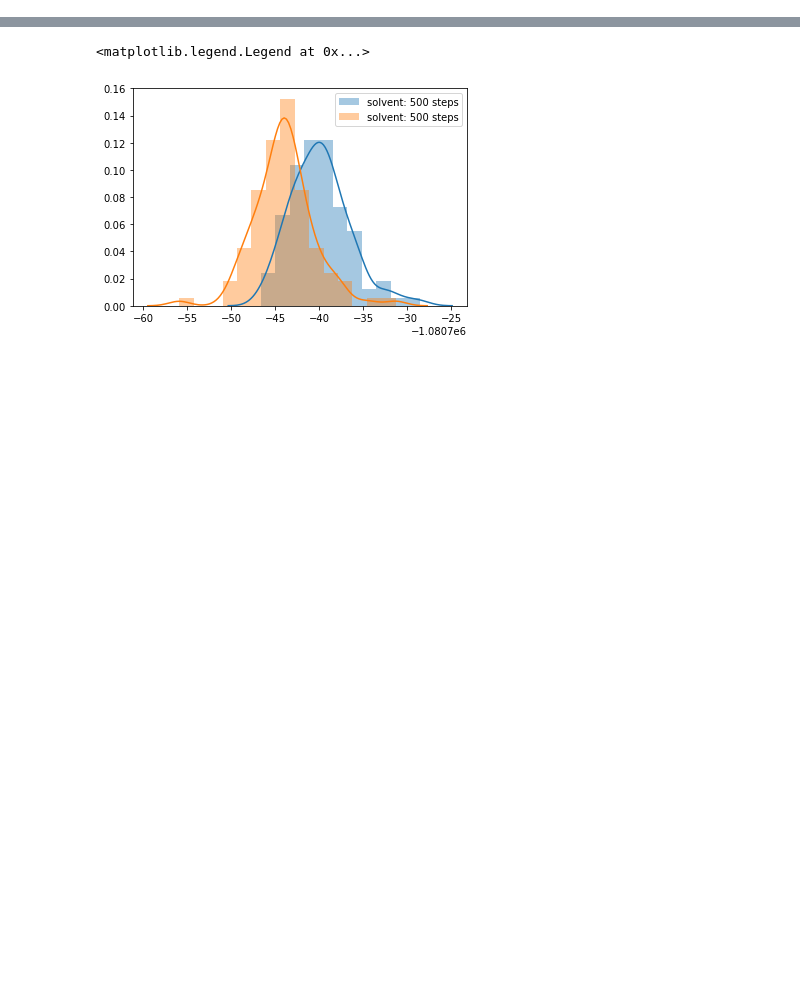
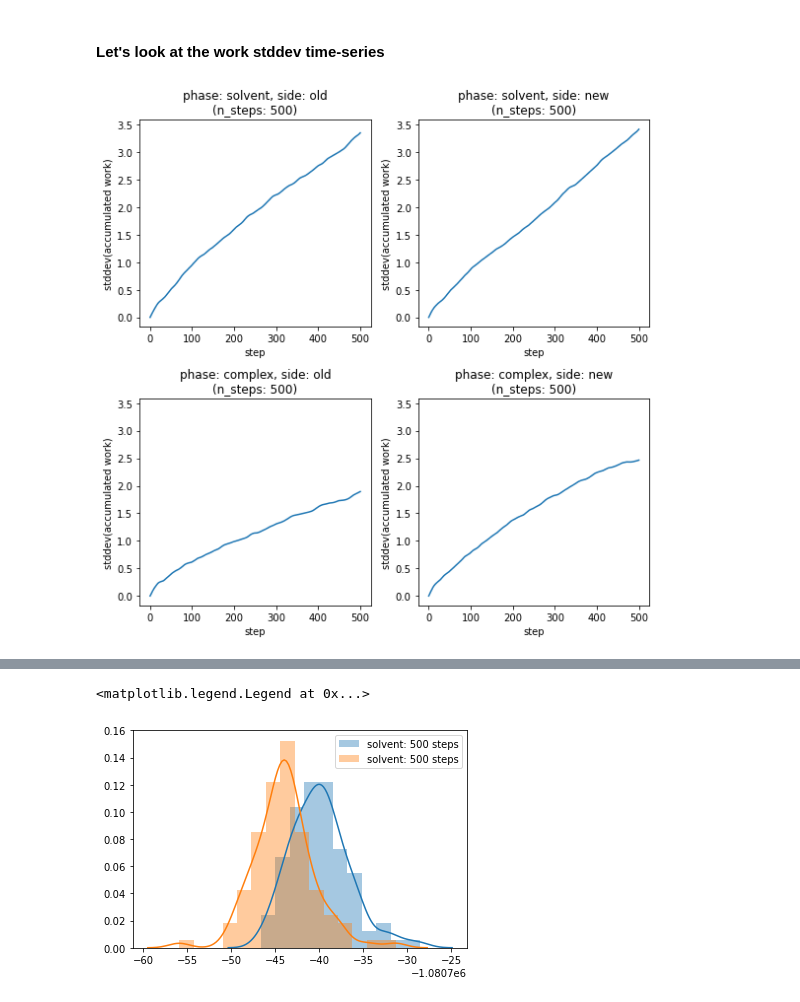
Before and after one commit to choderalab/nn-endstates, a Jupyter notebook: round_1_data/thermocycle.ipynb, the cells around one changed output, grey strips where cells are left out. Drawn from its saved outputs; the diff is of its cells as text; code cells hidden in the pictures; blank space fills up the shorter version.

```diff
--- a/round_1_data/thermocycle.ipynb
+++ b/round_1_data/thermocycle.ipynb
@@ -23,0 +86,20 @@ for phase in ['solvent', 'complex']:
+# %%
+def work_array_from_inner_work_dict(inner_work_dict):
+    """assume work_dict has { key : accumulated_work_array } pairs
+
+    assume each accumulated_work_array has the same length
+
+    return an array of shape (len(work_dict), len(accumulated_work_array))
+    """
+
+    keys = sorted(list(inner_work_dict.keys()))
+    work_array = np.zeros((len(keys), len(inner_work_dict[keys[0]])))
+    for i, key in enumerate(keys):
+        work_array[i] = np.array(inner_work_dict[key])
+    return work_array
+# %%
+work_arrays = dict()
+for key in works_dict:
+    work_arrays[key] = work_array_from_inner_work_dict(works_dict[key])
+
+    print('{}:\n\t{}'.format(key, work_arrays[key].shape))
@@ -23,0 +123,6 @@ for phase in ['solvent', 'complex']:
+# %%
+def final_work_stddev(work_array):
+    return np.std(work_array, 0)[-1]
+
+for key in work_arrays:
+    print('{}:\n\t{:.4f}'.format(key, final_work_stddev(work_arrays[key])))
@@ -23,0 +144,22 @@ for phase in ['solvent', 'complex']:
+# %% [markdown]
+#### Let's look at the work stddev time-series
+# %%
+ind = 1; ax = None
+n_steps = 500
+plt.figure(figsize=(8,8))
+for phase in ['solvent', 'complex']:
+    for side in ['old', 'new']:
+        key = f'{phase}.{n_steps}.{side}'
+        w_stddev = work_arrays[key].std(0)
+
+        ax = plt.subplot(2,2,ind, sharey=ax)
+        ind += 1
+
+        plt.plot(w_stddev)
+        title = f'phase: {phase}, side: {side}\n(n_steps: {n_steps})'
+        plt.title(title)
+        plt.xlabel('step')
+        plt.ylabel('stddev(accumulated work)')
+plt.tight_layout()
+# %% [output]
+[figure, added]
```
Also changed, not shown: parts of 24 cells of this notebook.
